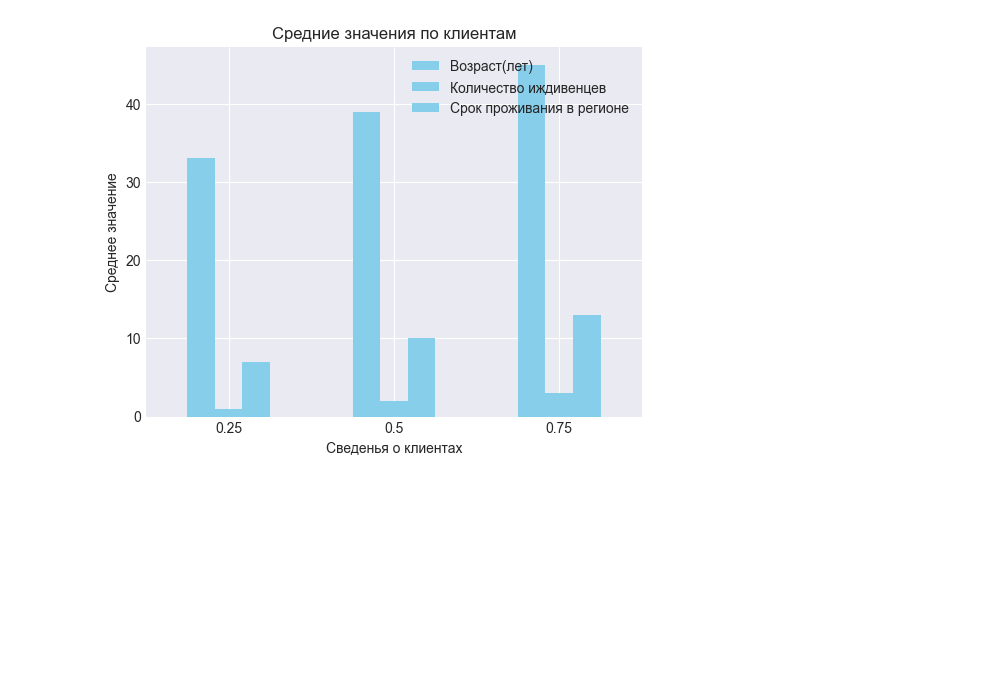
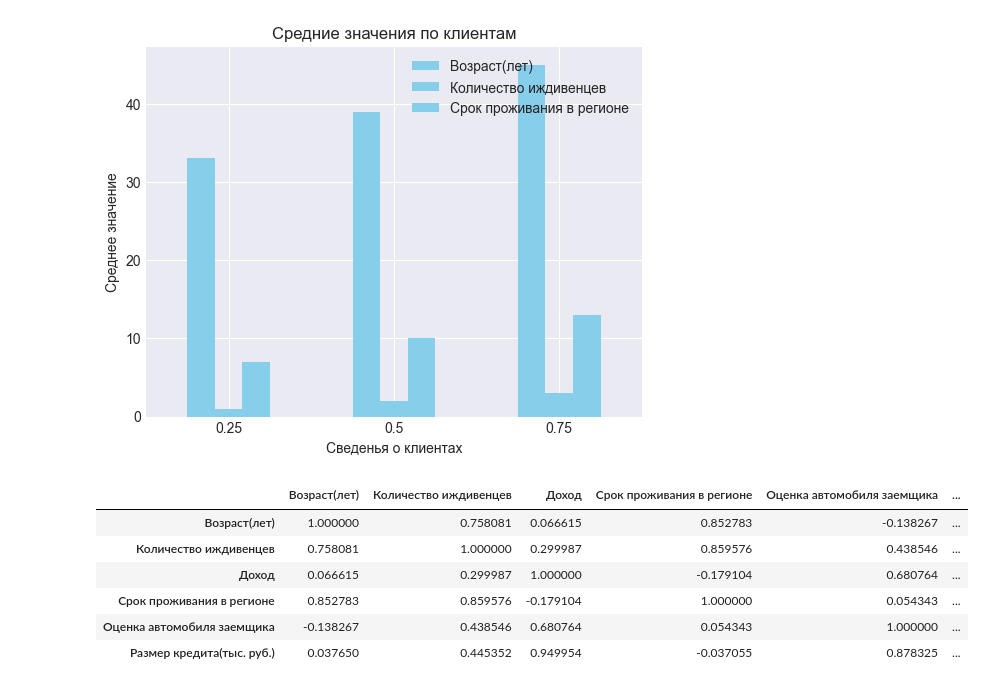
Before and after one commit to Nikita-Seomin/Mag_IAD_methods_data_analysis, a Jupyter notebook: lab1.ipynb, the cells around one changed output. Cells and saved outputs as stored; diff of their text form; code cells hidden in the pictures; blank space fills up the shorter version.

```diff
--- a/lab1.ipynb
+++ b/lab1.ipynb
@@ -240,3 +241,15 @@ plt.show()
 # %% [output]
 <Figure size 1500x600 with 0 Axes>
 [figure]
+# %%
+# Вычисление корреляции
+correlation_matrix = df.corr()
+correlation_matrix
+# %% [output]
+|  | Возраст(лет) | Количество иждивенцев | Доход | Срок проживания в регионе | Оценка автомобиля заемщика | ... |
+| Возраст(лет) | 1.000000 | 0.758081 | 0.066615 | 0.852783 | -0.138267 | ... |
+| Количество иждивенцев | 0.758081 | 1.000000 | 0.299987 | 0.859576 | 0.438546 | ... |
+| Доход | 0.066615 | 0.299987 | 1.000000 | -0.179104 | 0.680764 | ... |
+| Срок проживания в регионе | 0.852783 | 0.859576 | -0.179104 | 1.000000 | 0.054343 | ... |
+| Оценка автомобиля заемщика | -0.138267 | 0.438546 | 0.680764 | 0.054343 | 1.000000 | ... |
+| Размер кредита(тыс. руб.) | 0.037650 | 0.445352 | 0.949954 | -0.037055 | 0.878325 | ... |
```
Also changed, not shown: parts of 3 cells of this notebook.
